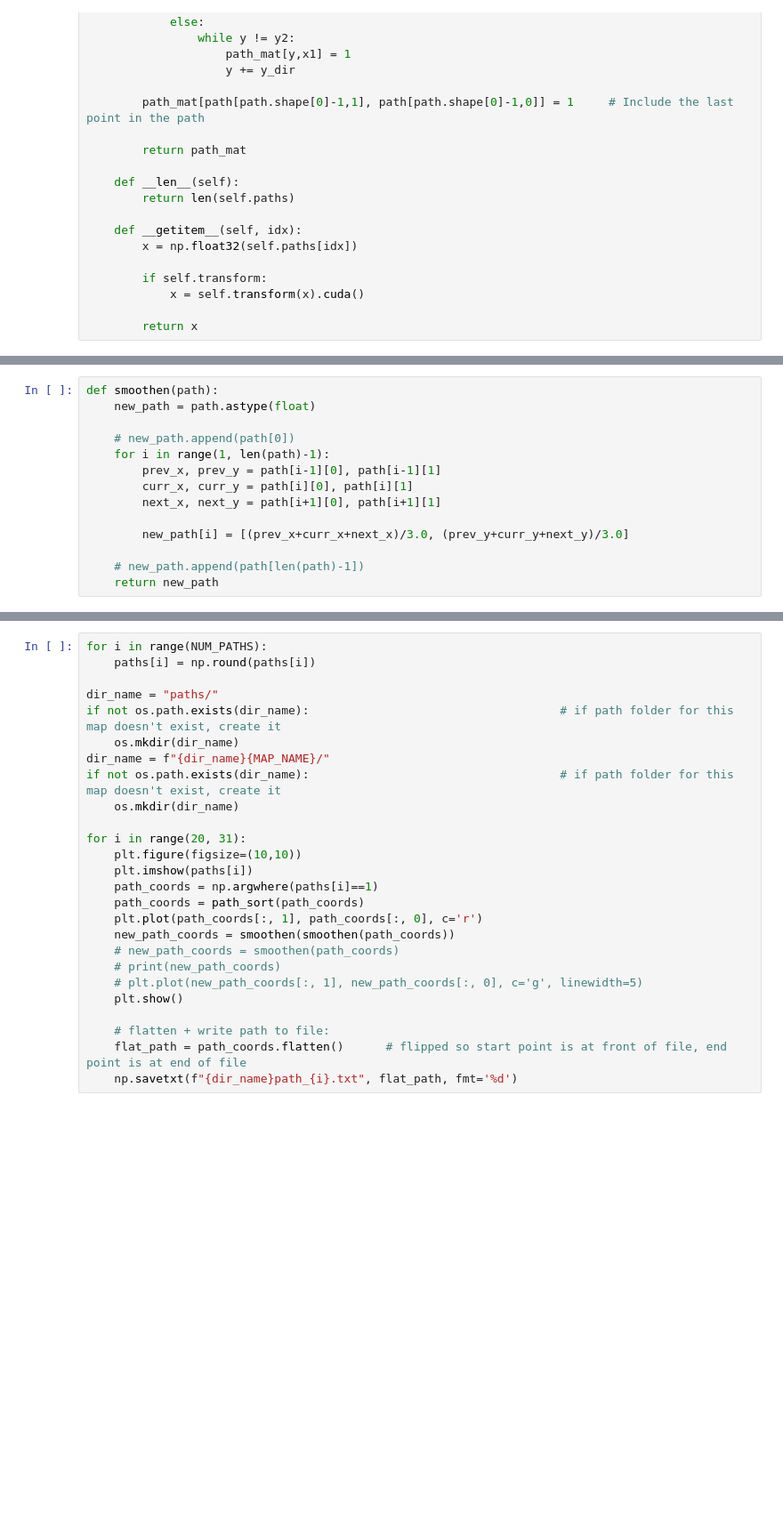
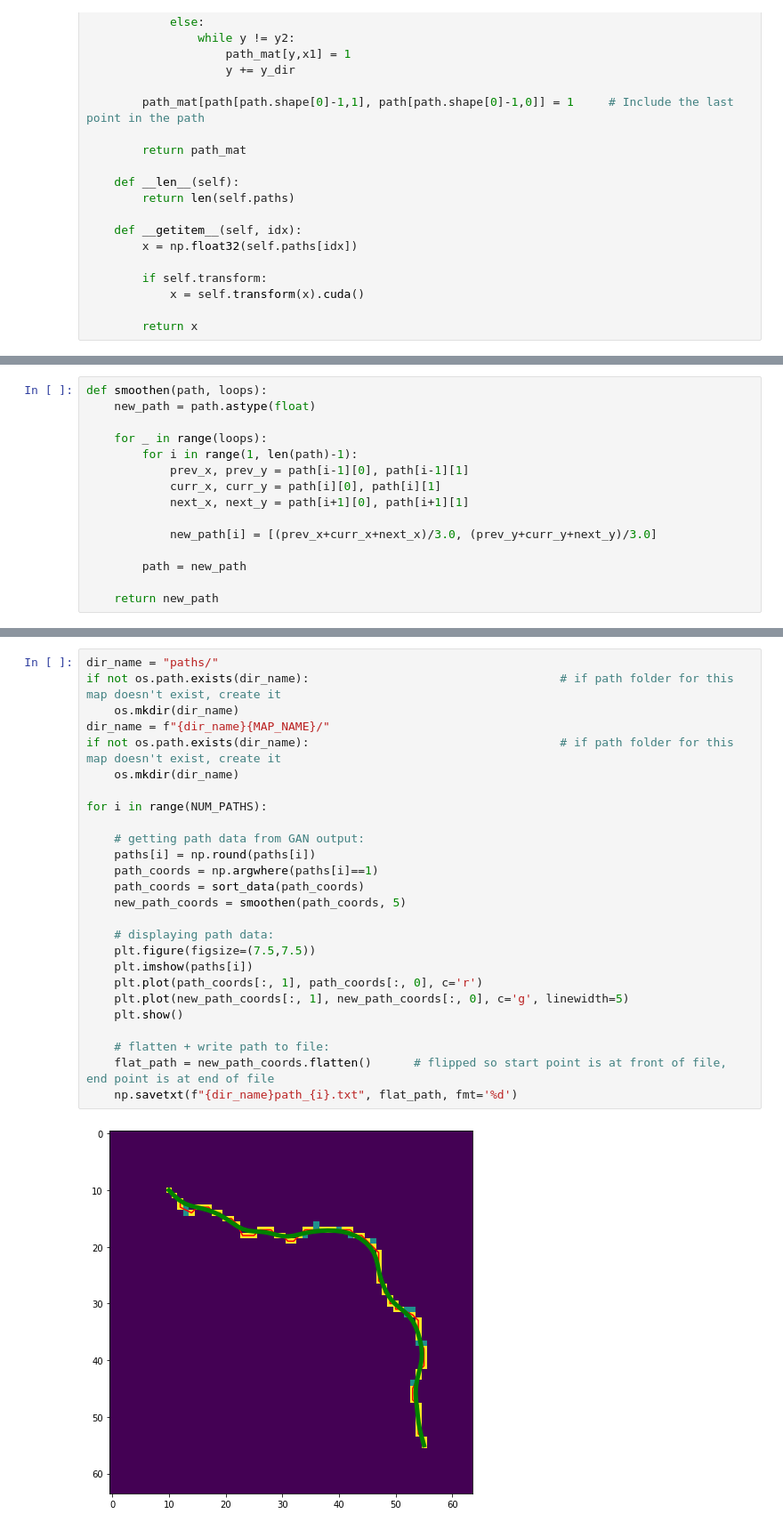
Before and after one commit to AICV-UofGuelph/GAN-NN, a Jupyter notebook: create_paths.ipynb, the cells around one changed output, grey strips where cells are left out. Shown at 89% size. Saved outputs shown, nothing was run; the diff lists cells and outputs as text; blank space fills up the shorter version.

```diff
--- a/create_paths.ipynb
+++ b/create_paths.ipynb
@@ -174,16 +140,17 @@ def path_sort(path):
 # %%
-def smoothen(path):
+def smoothen(path, loops):
     new_path = path.astype(float)
 
-    # new_path.append(path[0])
-    for i in range(1, len(path)-1):
-        prev_x, prev_y = path[i-1][0], path[i-1][1]
-        curr_x, curr_y = path[i][0], path[i][1]
-        next_x, next_y = path[i+1][0], path[i+1][1]
+    for _ in range(loops):
+        for i in range(1, len(path)-1):
+            prev_x, prev_y = path[i-1][0], path[i-1][1]
+            curr_x, curr_y = path[i][0], path[i][1]
+            next_x, next_y = path[i+1][0], path[i+1][1]
 
-        new_path[i] = [(prev_x+curr_x+next_x)/3.0, (prev_y+curr_y+next_y)/3.0]
+            new_path[i] = [(prev_x+curr_x+next_x)/3.0, (prev_y+curr_y+next_y)/3.0]
 
-    # new_path.append(path[len(path)-1])
+        path = new_path
+
     return new_path
 # %%
 # open and unflatten map file:
@@ -204,26 +166,28 @@ for i in range(NUM_PATHS):
 # %%
-for i in range(NUM_PATHS):
-    paths[i] = np.round(paths[i])
-
 dir_name = "paths/"
 if not os.path.exists(dir_name):                                    # if path folder for this map doesn't exist, create it
     os.mkdir(dir_name)
 dir_name = f"{dir_name}{MAP_NAME}/"
 if not os.path.exists(dir_name):                                    # if path folder for this map doesn't exist, create it
     os.mkdir(dir_name)
 
-for i in range(20, 31):
-    plt.figure(figsize=(10,10))
+for i in range(NUM_PATHS):
+
+    # getting path data from GAN output:
+    paths[i] = np.round(paths[i])
+    path_coords = np.argwhere(paths[i]==1)
+    path_coords = sort_data(path_coords)
+    new_path_coords = smoothen(path_coords, 5)
+
+    # displaying path data:
+    plt.figure(figsize=(7.5,7.5))
     plt.imshow(paths[i])
-    path_coords = np.argwhere(paths[i]==1)
-    path_coords = path_sort(path_coords)
     plt.plot(path_coords[:, 1], path_coords[:, 0], c='r')
-    new_path_coords = smoothen(smoothen(path_coords))
-    # new_path_coords = smoothen(path_coords)
-    # print(new_path_coords)
-    # plt.plot(new_path_coords[:, 1], new_path_coords[:, 0], c='g', linewidth=5)
+    plt.plot(new_path_coords[:, 1], new_path_coords[:, 0], c='g', linewidth=5)
     plt.show()
 
     # flatten + write path to file:
-    flat_path = path_coords.flatten()      # flipped so start point is at front of file, end point is at end of file
+    flat_path = new_path_coords.flatten()      # flipped so start point is at front of file, end point is at end of file
     np.savetxt(f"{dir_name}path_{i}.txt", flat_path, fmt='%d')
+# %% [output]
+[figure, added]
```
Also changed, not shown: parts of 7 cells of this notebook.
